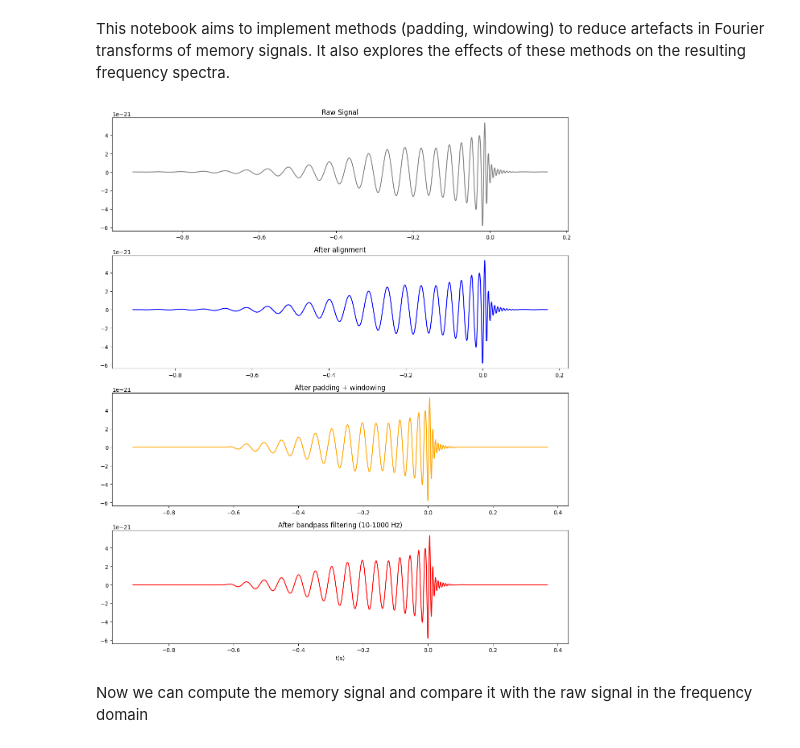
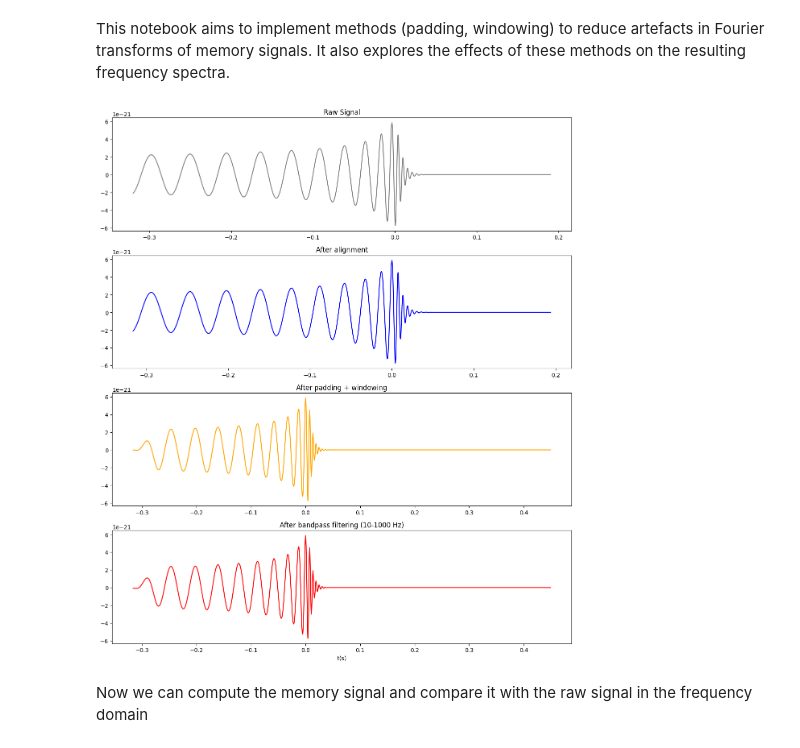
Before and after one commit to ThomasBastro/Memory_effect, a Jupyter notebook: Memory_Lopez/Signal_Preprocessing.ipynb, the cells around one changed output. Cells and saved outputs as stored; diff of their text form; code cells hidden in the pictures.

Commit message:
Correct use of the -r parameter (padding and not windowing) and transfer of functions to utils_signal.py

```diff
--- a/Memory_Lopez/Signal_Preprocessing.ipynb
+++ b/Memory_Lopez/Signal_Preprocessing.ipynb
@@ -121,51 +10,46 @@ def bandpass_filter(signal, fs, lowcut, highcut, order=4):
 # %%
 # Test the functions with a sample waveform
+mtot = 100  # Total mass in solar masses
+m1 = m2 = mtot/2
 dt = 1.0/4096
 distance = 100
-hp, _ = get_td_waveform(approximant="SEOBNRv4_ROM_NRTidalv2",
-                        mass1=50, mass2=50,
-                        delta_t=dt,
-                        f_lower=20,
-                        distance=distance,
-                        inclination=np.pi/2,
-                        spin_1z=0.0, spin_2z=0.0,
-                        spin_1y=0.0, spin_2y=0.0,
-                        spin_1x=0.0, spin_2x=0.0,
-                        phase = 0.0)
 
-time_raw  = hp.sample_times.numpy()
-raw_signal = hp.numpy()
-fs = int(1.0 / hp.delta_t)
-seconds = 0.2  # seconds to pad at the end
+time_raw, raw_signal,hc = usig.get_hp_hc_waveform(approximant='SEOBNRv4_opt',
+                                                  mass1=m1,
+                                                  mass2=m2,
+                                                  distance=distance,
+                                                  delta_t=dt,
+                                                  f_lower=20.0,
+                                                  inclination=np.pi/2)
+fs = int(1.0 / dt)
 
-aligned_time, aligned_signal = align_signal(raw_signal, time_raw)
 
-windowed_signal = apply_window(aligned_signal, window_type='tukey', r = 0.75, alpha=0.2)
+aligned_time, aligned_signal = usig.align_signal(raw_signal, time_raw)
 
-padded_time, padded_signal = pad_signal(windowed_signal,aligned_time, seconds)
+windowed_signal = usig.apply_window(aligned_signal, window_type='tukey', alpha=0.2)
 
-filtered_signal = bandpass_filter(padded_signal, fs, lowcut=10, highcut=1000)
+padded_time, padded_signal = usig.pad_signal(windowed_signal,aligned_time, r = 0.5)
+
+filtered_signal = usig.bandpass_filter(padded_signal, fs, lowcut=10, highcut=1000)
 # %%
-time_raw = hp.sample_times.numpy()
-
 fig, axs = plt.subplots(4, 1, figsize=(12, 14))
 axs[0].plot(time_raw, raw_signal, color='gray')
 axs[0].set_title("Raw Signal")
 
 axs[1].plot(aligned_time, aligned_signal, color='blue')
 axs[1].set_title("After alignment")
 
 axs[2].plot(padded_time, padded_signal, color='orange')
 axs[2].set_title("After padding + windowing")
 
 axs[3].plot(padded_time, filtered_signal, color='red')
 axs[3].set_title("After bandpass filtering (10-1000 Hz)")
 
 plt.xlabel('t(s)')
 plt.tight_layout()
 plt.show()
 # %% [output]
-[figure, old version]
+[figure, new version]
 # %% [markdown]
 Now we can compute the memory signal and compare it with the raw signal in the frequency domain
 # %%
```
Also changed, not shown: parts of 6 cells of this notebook, 1 other file.
